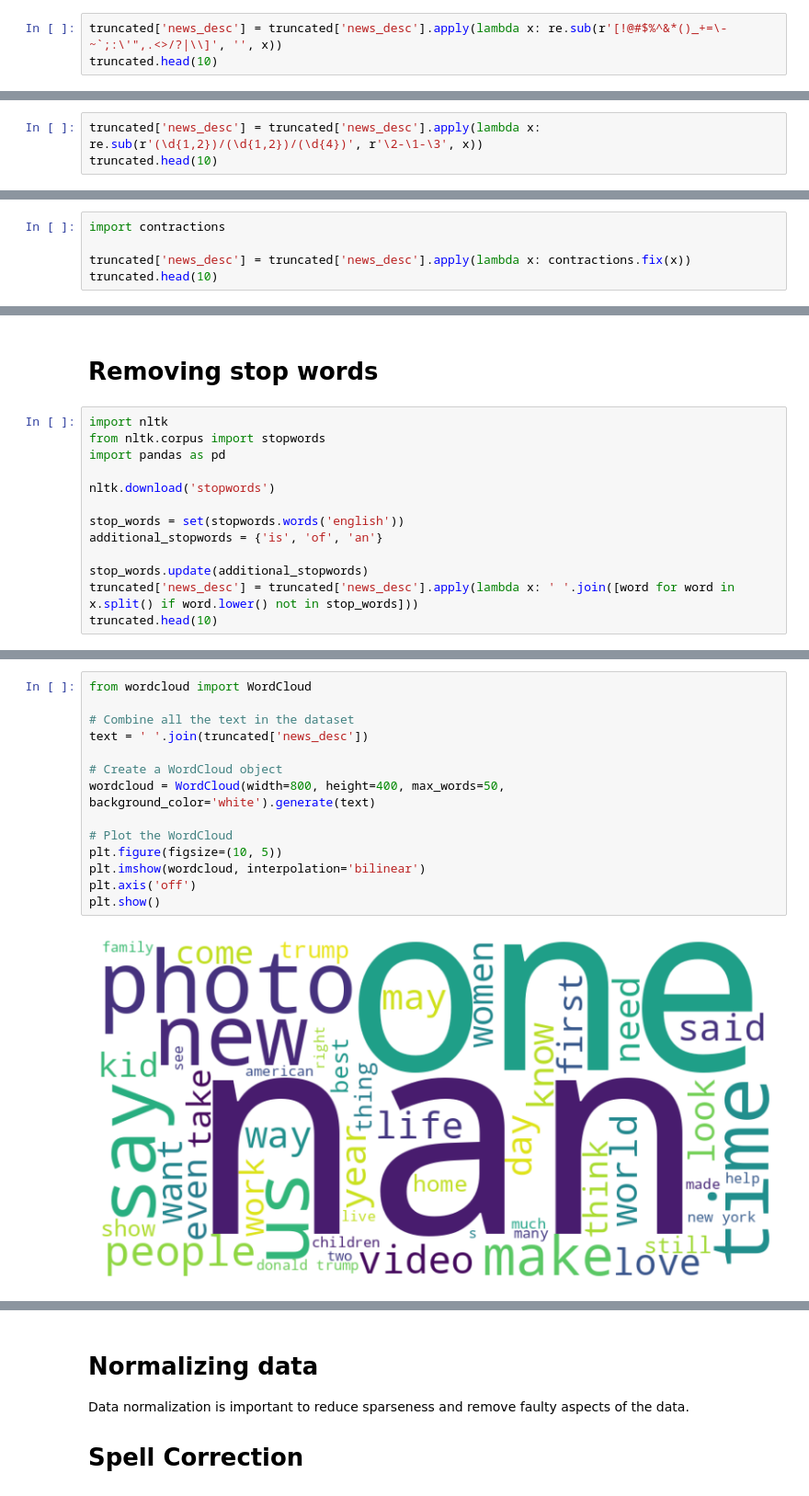
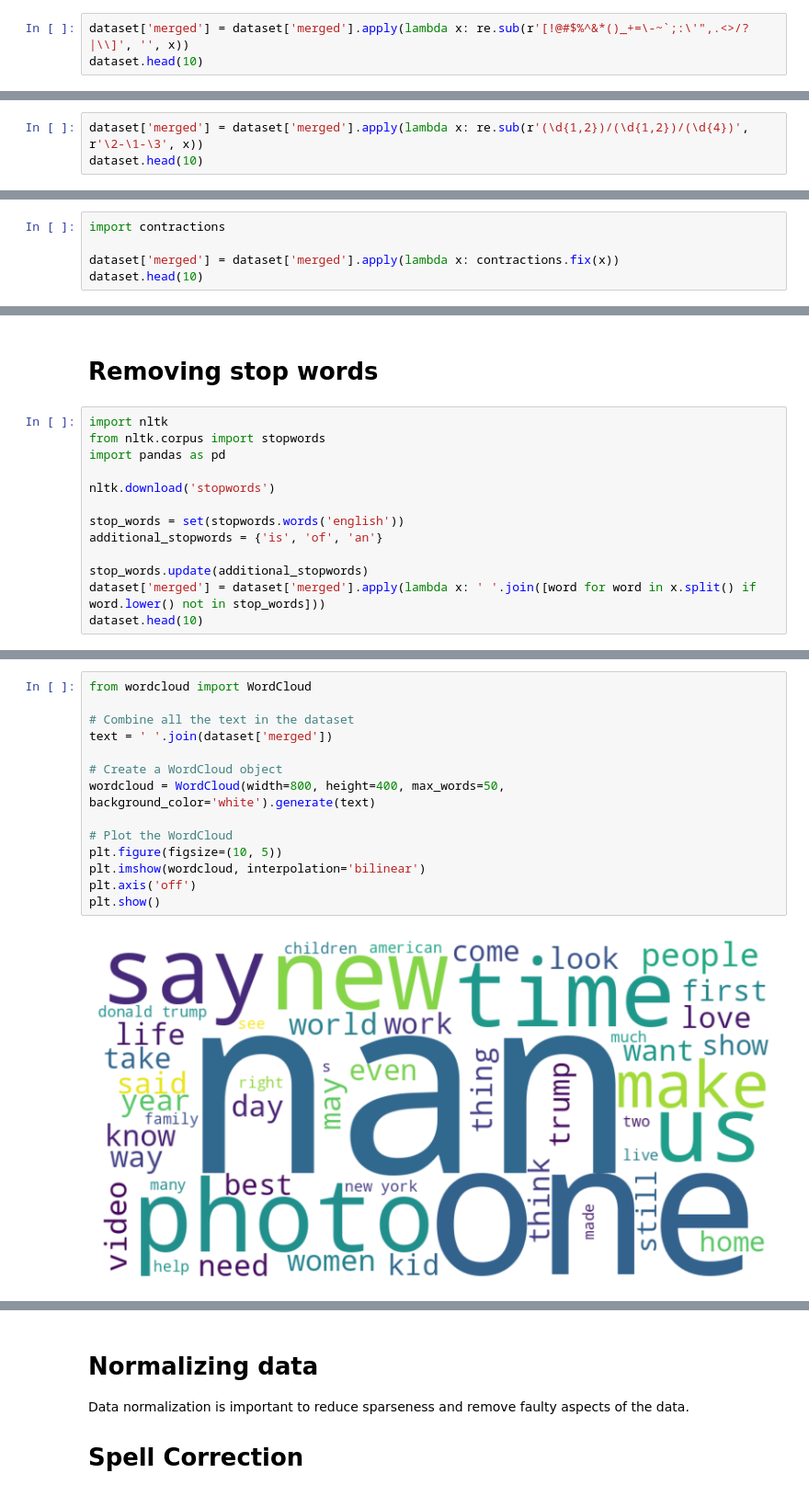
Before and after one commit to snowclipsed/CS6120, a Jupyter notebook: Assignments/A2/CNN/CNN_preprocessing.ipynb, the cells around one changed output, grey strips where cells are left out. Shown at 92% size. Drawn from its saved outputs; the diff is of its cells as text.

```diff
--- a/Assignments/A2/CNN/CNN_preprocessing.ipynb
+++ b/Assignments/A2/CNN/CNN_preprocessing.ipynb
@@ -538,6 +530,6 @@ truncated.head(10)
 # %% [markdown]
 # Removing special characters from the dataset
 # %%
-truncated['news_desc'] = truncated['news_desc'].apply(lambda x: re.sub(r'[!@#$%^&*()_+=\-~`;:\'",.<>/?|\\]', '', x))
-truncated.head(10)
+dataset['merged'] = dataset['merged'].apply(lambda x: re.sub(r'[!@#$%^&*()_+=\-~`;:\'",.<>/?|\\]', '', x))
+dataset.head(10)
 # %% [output]
@@ -555,6 +547,6 @@ truncated.head(10)
 # %% [markdown]
 # Standardising the data format in the dataset
 # %%
-truncated['news_desc'] = truncated['news_desc'].apply(lambda x: re.sub(r'(\d{1,2})/(\d{1,2})/(\d{4})', r'\2-\1-\3', x))
-truncated.head(10)
+dataset['merged'] = dataset['merged'].apply(lambda x: re.sub(r'(\d{1,2})/(\d{1,2})/(\d{4})', r'\2-\1-\3', x))
+dataset.head(10)
 # %% [output]
@@ -574,6 +566,6 @@ truncated.head(10)
 # %%
 import contractions
 
-truncated['news_desc'] = truncated['news_desc'].apply(lambda x: contractions.fix(x))
-truncated.head(10)
+dataset['merged'] = dataset['merged'].apply(lambda x: contractions.fix(x))
+dataset.head(10)
 # %% [output]
@@ -601,8 +593,8 @@ stop_words = set(stopwords.words('english'))
 additional_stopwords = {'is', 'of', 'an'}
 
 stop_words.update(additional_stopwords)
-truncated['news_desc'] = truncated['news_desc'].apply(lambda x: ' '.join([word for word in x.split() if word.lower() not in stop_words]))
-truncated.head(10)
+dataset['merged'] = dataset['merged'].apply(lambda x: ' '.join([word for word in x.split() if word.lower() not in stop_words]))
+dataset.head(10)
 # %% [output]
 [nltk_data] Downloading package stopwords to /home/snow/nltk_data...
 [nltk_data]   Package stopwords is already up-to-date!
@@ -620,16 +612,16 @@ truncated.head(10)
 # %%
 from wordcloud import WordCloud
 
 # Combine all the text in the dataset
-text = ' '.join(truncated['news_desc'])
+text = ' '.join(dataset['merged'])
 
 # Create a WordCloud object
 wordcloud = WordCloud(width=800, height=400, max_words=50, background_color='white').generate(text)
 
 # Plot the WordCloud
 plt.figure(figsize=(10, 5))
 plt.imshow(wordcloud, interpolation='bilinear')
 plt.axis('off')
 plt.show()
 # %% [output]
-[figure, old version]
+[figure, new version]
```
Also changed, not shown: parts of 20 cells of this notebook, 3 other files.
